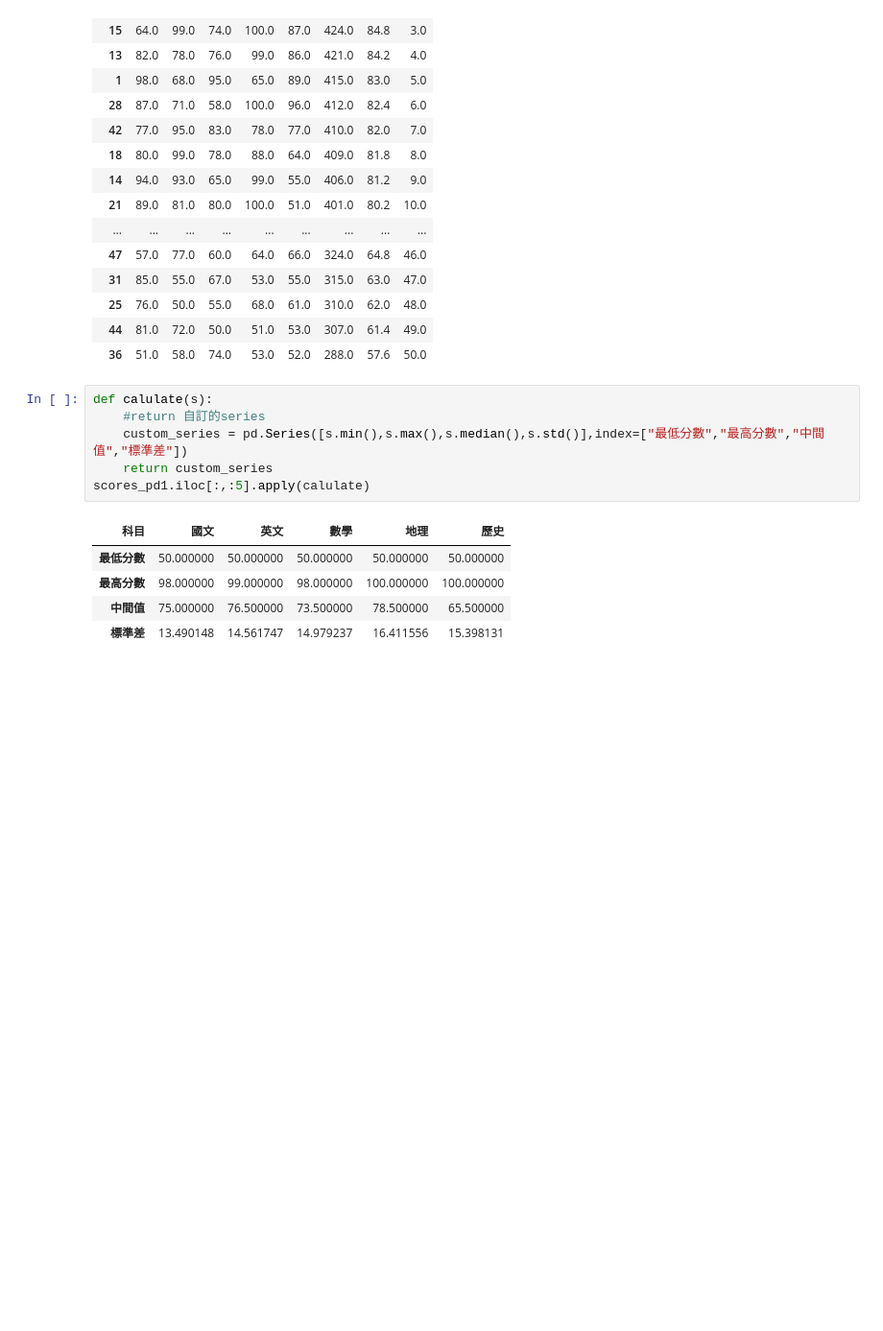
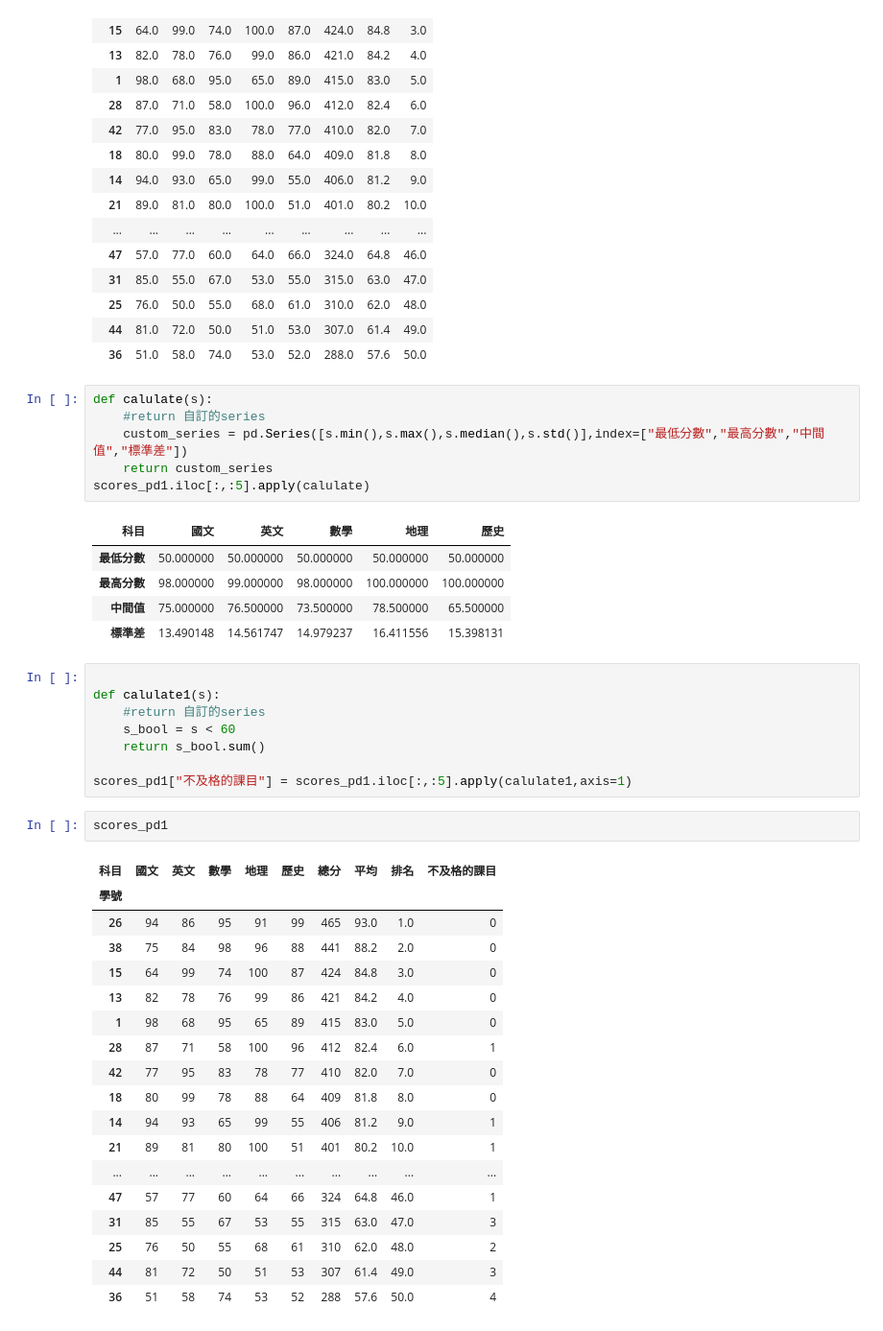
Before and after one commit to Marschang2025/python__analysis, a Jupyter notebook: lesson19/lesson19_1.ipynb, the cells around one changed output. Shown at 96% size. Cells and saved outputs as stored; diff of their text form; blank space fills up the shorter version.

Commit message:
apply的應用

```diff
--- a/lesson19/lesson19_1.ipynb
+++ b/lesson19/lesson19_1.ipynb
@@ -186,3 +186,32 @@ scores_pd1.iloc[:,:5].apply(calulate)
 | 最高分數 | 98.000000 | 99.000000 | 98.000000 | 100.000000 | 100.000000 |
 | 中間值 | 75.000000 | 76.500000 | 73.500000 | 78.500000 | 65.500000 |
 | 標準差 | 13.490148 | 14.561747 | 14.979237 | 16.411556 | 15.398131 |
+# %%
+
+def calulate1(s):
+    #return 自訂的series
+    s_bool = s < 60
+    return s_bool.sum()
+
+scores_pd1["不及格的課目"] = scores_pd1.iloc[:,:5].apply(calulate1,axis=1)
+# %%
+scores_pd1
+# %% [output]
+| 科目 | 國文 | 英文 | 數學 | 地理 | 歷史 | 總分 | 平均 | 排名 | 不及格的課目 |
+| 學號 |  |  |  |  |  |  |  |  |  |
+| 26 | 94 | 86 | 95 | 91 | 99 | 465 | 93.0 | 1.0 | 0 |
+| 38 | 75 | 84 | 98 | 96 | 88 | 441 | 88.2 | 2.0 | 0 |
+| 15 | 64 | 99 | 74 | 100 | 87 | 424 | 84.8 | 3.0 | 0 |
+| 13 | 82 | 78 | 76 | 99 | 86 | 421 | 84.2 | 4.0 | 0 |
+| 1 | 98 | 68 | 95 | 65 | 89 | 415 | 83.0 | 5.0 | 0 |
+| 28 | 87 | 71 | 58 | 100 | 96 | 412 | 82.4 | 6.0 | 1 |
+| 42 | 77 | 95 | 83 | 78 | 77 | 410 | 82.0 | 7.0 | 0 |
+| 18 | 80 | 99 | 78 | 88 | 64 | 409 | 81.8 | 8.0 | 0 |
+| 14 | 94 | 93 | 65 | 99 | 55 | 406 | 81.2 | 9.0 | 1 |
+| 21 | 89 | 81 | 80 | 100 | 51 | 401 | 80.2 | 10.0 | 1 |
+| ... | ... | ... | ... | ... | ... | ... | ... | ... | ... |
+| 47 | 57 | 77 | 60 | 64 | 66 | 324 | 64.8 | 46.0 | 1 |
+| 31 | 85 | 55 | 67 | 53 | 55 | 315 | 63.0 | 47.0 | 3 |
+| 25 | 76 | 50 | 55 | 68 | 61 | 310 | 62.0 | 48.0 | 2 |
+| 44 | 81 | 72 | 50 | 51 | 53 | 307 | 61.4 | 49.0 | 3 |
+| 36 | 51 | 58 | 74 | 53 | 52 | 288 | 57.6 | 50.0 | 4 |
```
